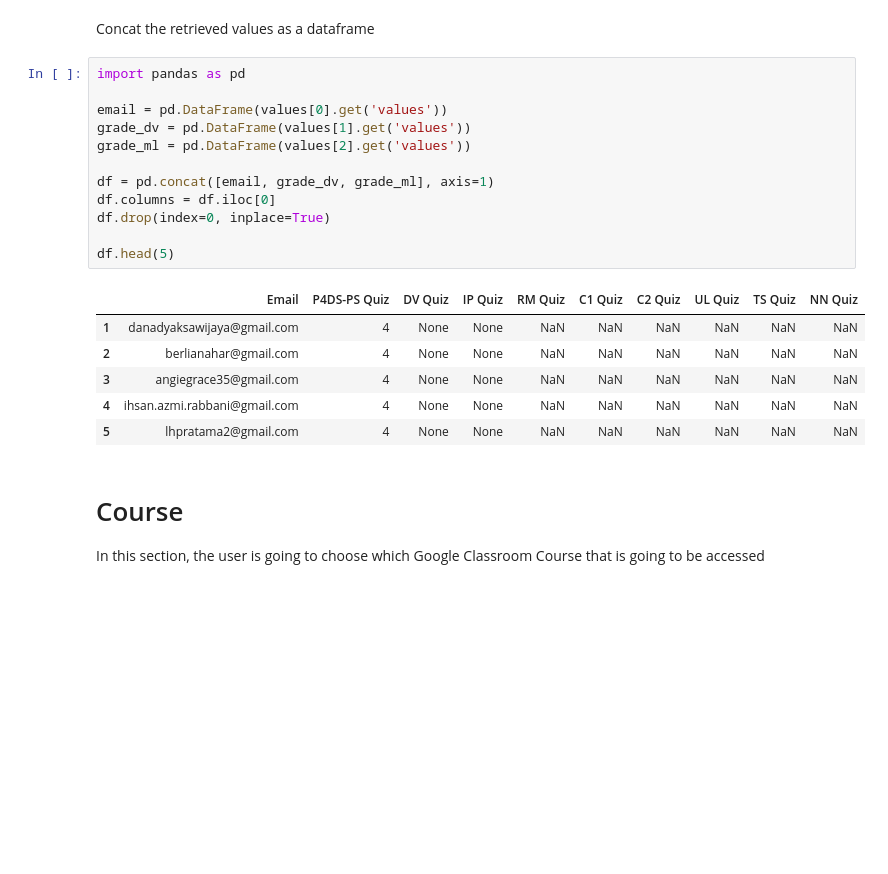
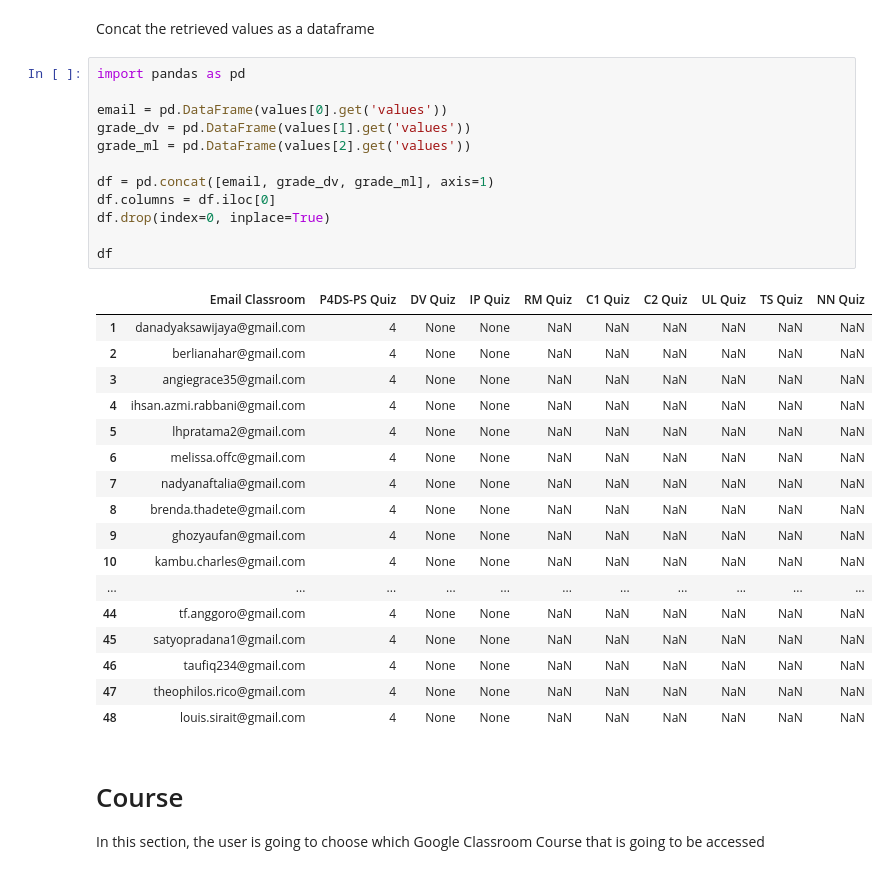
Before and after one commit to arkanayudhistira/google-classroom-automation, a Jupyter notebook: quiz-grader-R.ipynb, the cells around one changed output. Saved outputs shown, nothing was run; the diff lists cells and outputs as text; blank space fills up the shorter version.

```diff
--- a/quiz-grader-R.ipynb
+++ b/quiz-grader-R.ipynb
@@ -69,22 +69,33 @@ Concat the retrieved values as a dataframe
 # %%
 import pandas as pd
 
 email = pd.DataFrame(values[0].get('values'))
 grade_dv = pd.DataFrame(values[1].get('values'))
 grade_ml = pd.DataFrame(values[2].get('values'))
 
 df = pd.concat([email, grade_dv, grade_ml], axis=1)
 df.columns = df.iloc[0]
 df.drop(index=0, inplace=True)
 
-df.head(5)
+df
 # %% [output]
-|  | Email | P4DS-PS Quiz | DV Quiz | IP Quiz | RM Quiz | C1 Quiz | C2 Quiz | UL Quiz | TS Quiz | NN Quiz |
+|  | Email Classroom | P4DS-PS Quiz | DV Quiz | IP Quiz | RM Quiz | C1 Quiz | C2 Quiz | UL Quiz | TS Quiz | NN Quiz |
 | 1 | danadyaksawijaya@gmail.com | 4 | None | None | NaN | NaN | NaN | NaN | NaN | NaN |
 | 2 | berlianahar@gmail.com | 4 | None | None | NaN | NaN | NaN | NaN | NaN | NaN |
 | 3 | angiegrace35@gmail.com | 4 | None | None | NaN | NaN | NaN | NaN | NaN | NaN |
 | 4 | ihsan.azmi.rabbani@gmail.com | 4 | None | None | NaN | NaN | NaN | NaN | NaN | NaN |
 | 5 | lhpratama2@gmail.com | 4 | None | None | NaN | NaN | NaN | NaN | NaN | NaN |
+| 6 | melissa.offc@gmail.com | 4 | None | None | NaN | NaN | NaN | NaN | NaN | NaN |
+| 7 | nadyanaftalia@gmail.com | 4 | None | None | NaN | NaN | NaN | NaN | NaN | NaN |
+| 8 | brenda.thadete@gmail.com | 4 | None | None | NaN | NaN | NaN | NaN | NaN | NaN |
+| 9 | ghozyaufan@gmail.com | 4 | None | None | NaN | NaN | NaN | NaN | NaN | NaN |
+| 10 | kambu.charles@gmail.com | 4 | None | None | NaN | NaN | NaN | NaN | NaN | NaN |
+| ... | ... | ... | ... | ... | ... | ... | ... | ... | ... | ... |
+| 44 | tf.anggoro@gmail.com | 4 | None | None | NaN | NaN | NaN | NaN | NaN | NaN |
+| 45 | satyopradana1@gmail.com | 4 | None | None | NaN | NaN | NaN | NaN | NaN | NaN |
+| 46 | taufiq234@gmail.com | 4 | None | None | NaN | NaN | NaN | NaN | NaN | NaN |
+| 47 | theophilos.rico@gmail.com | 4 | None | None | NaN | NaN | NaN | NaN | NaN | NaN |
+| 48 | louis.sirait@gmail.com | 4 | None | None | NaN | NaN | NaN | NaN | NaN | NaN |
 # %% [markdown]
 # Course
 In this section, the user is going to choose which Google Classroom Course that is going to be accessed
```
Also changed, not shown: 2 other files.
